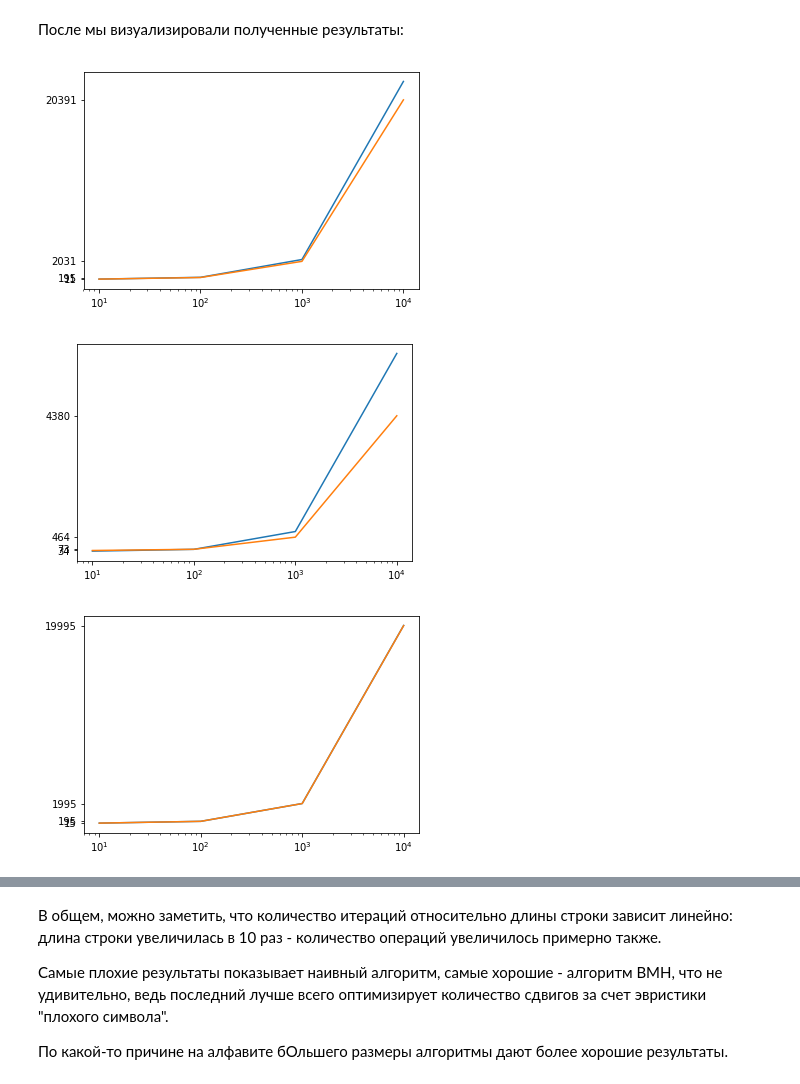
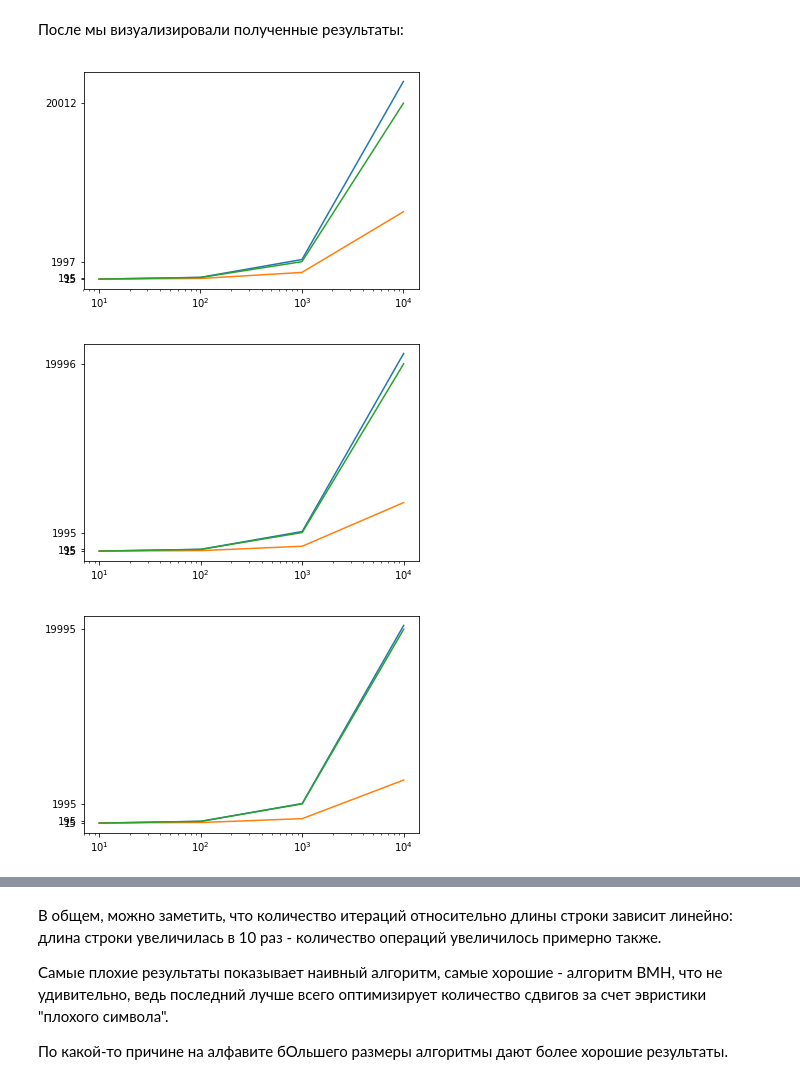
Before and after one commit to MaksimovArtem/Algorithms_of_operations_research, a Jupyter notebook: Strings.ipynb, the cells around one changed output, grey strips where cells are left out. Saved outputs shown, nothing was run; the diff lists cells and outputs as text; code cells hidden in the pictures.

Commit message:
graph fix

```diff
--- a/Strings.ipynb
+++ b/Strings.ipynb
@@ -154,27 +155,28 @@ def RabinKarp(string, pattern, alp_length):
 # %% [markdown]
 После мы визуализировали полученные результаты:
 # %%
-def graph_result(pattern_len, alp_lens, plots = True):
+def graph_result(pattern_len, alp_lens):
     alg_list = [Naive, BMH, RabinKarp]
     x = [10**x for x in range(1,5)]
-    for algo in alg_list:
-        for alp_length in alp_lens:
-            pattern = string_generator(alp_length, pattern_len)
+    for alp_length in alp_lens:
+        sets = [0] * 4
+        pattern = string_generator(alp_length, pattern_len)
+        for i in map(lambda x : 10**x, range(1, 5)):
+                sets[int(log10(i)) - 1] = testset_generator(alp_length, i)
+        for algo in alg_list:
             y = []
-            for i in map(lambda x : 10**x, range(1, 5)):
-                y.append(iterations_computation(algo, pattern, alp_length, testset_generator(alp_length, i))[2])
-
+            for i in range(4):
+                y.append(iterations_computation(algo, pattern, alp_length, sets[i])[2])
             plt.plot(x, y)
             plt.yticks(y)
             plt.xscale('log')
-        if plots:
-            plt.show()
+        plt.show()
 # %%
 pattern_len = 5
-alp_lens = [5, 26]
+alp_lens = [5, 10, 26]
 
 graph_result(pattern_len, alp_lens) #Посмотрим на влияние мощности алфавита
 # %% [output]
-[figure, old version]
+[figure, new version]
-[figure, old version]
+[figure, new version]
-[figure, old version]
+[figure, new version]
```
Also changed, not shown: parts of 2 cells of this notebook.
